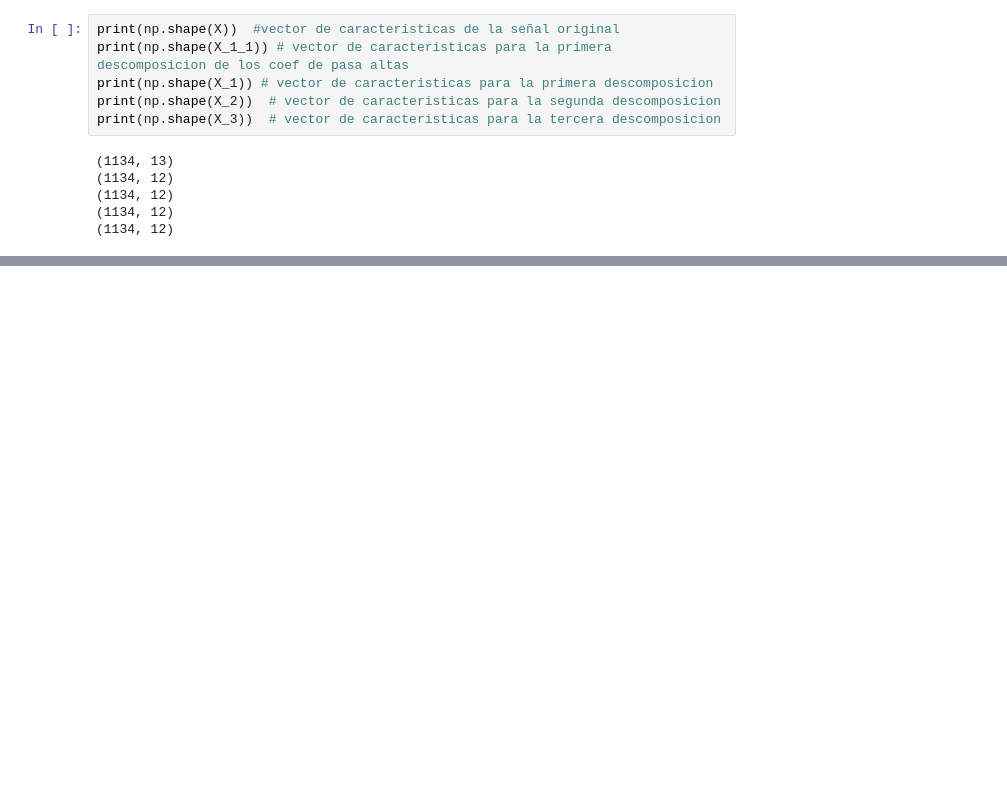
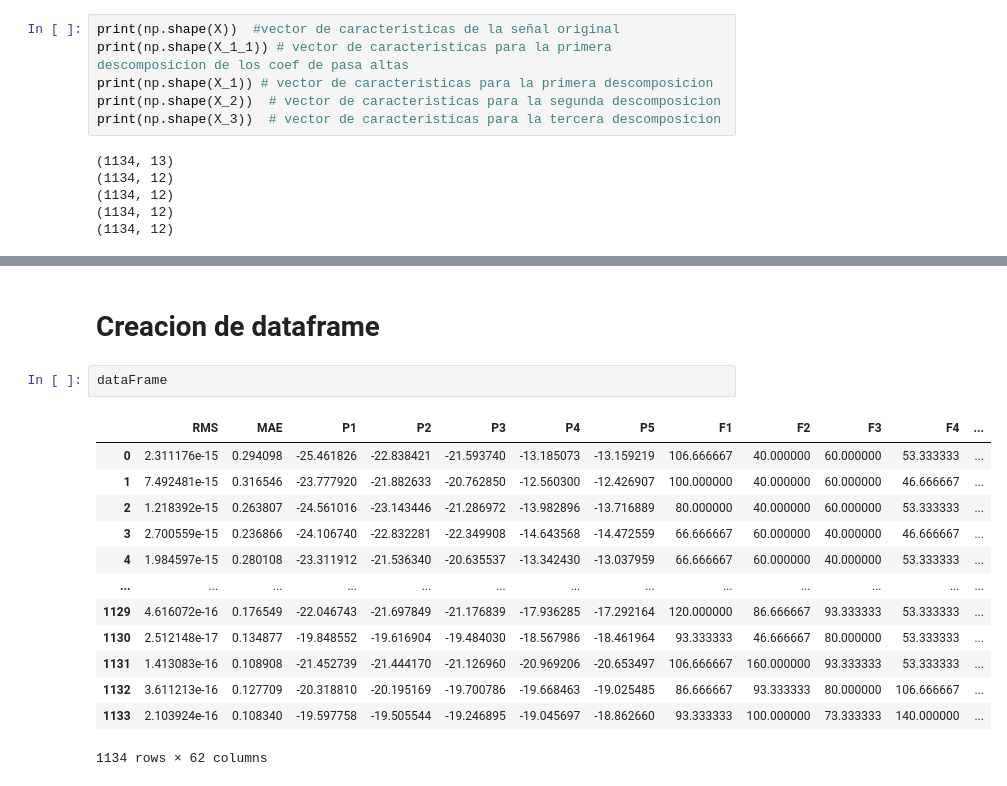
Before and after one commit to MariaCamilaPatinoJaramillo/Signal-3, a Jupyter notebook: Miniproyecto_entrega.ipynb, the cells around one changed output, grey strips where cells are left out. Cells and saved outputs as stored; diff of their text form; blank space fills up the shorter version.

```diff
--- a/Miniproyecto_entrega.ipynb
+++ b/Miniproyecto_entrega.ipynb
@@ -286,0 +307,18 @@ print(np.shape(X_3))  # vector de caracteristicas para la tercera descomposicion
+# %% [markdown]
+# Creacion de dataframe
+# %%
+dataFrame
+# %% [output]
+|  | RMS | MAE | P1 | P2 | P3 | P4 | P5 | F1 | F2 | F3 | F4 | ... |
+| 0 | 2.311176e-15 | 0.294098 | -25.461826 | -22.838421 | -21.593740 | -13.185073 | -13.159219 | 106.666667 | 40.000000 | 60.000000 | 53.333333 | ... |
+| 1 | 7.492481e-15 | 0.316546 | -23.777920 | -21.882633 | -20.762850 | -12.560300 | -12.426907 | 100.000000 | 40.000000 | 60.000000 | 46.666667 | ... |
+| 2 | 1.218392e-15 | 0.263807 | -24.561016 | -23.143446 | -21.286972 | -13.982896 | -13.716889 | 80.000000 | 40.000000 | 60.000000 | 53.333333 | ... |
+| 3 | 2.700559e-15 | 0.236866 | -24.106740 | -22.832281 | -22.349908 | -14.643568 | -14.472559 | 66.666667 | 60.000000 | 40.000000 | 46.666667 | ... |
+| 4 | 1.984597e-15 | 0.280108 | -23.311912 | -21.536340 | -20.635537 | -13.342430 | -13.037959 | 66.666667 | 60.000000 | 40.000000 | 53.333333 | ... |
+| ... | ... | ... | ... | ... | ... | ... | ... | ... | ... | ... | ... | ... |
+| 1129 | 4.616072e-16 | 0.176549 | -22.046743 | -21.697849 | -21.176839 | -17.936285 | -17.292164 | 120.000000 | 86.666667 | 93.333333 | 53.333333 | ... |
+| 1130 | 2.512148e-17 | 0.134877 | -19.848552 | -19.616904 | -19.484030 | -18.567986 | -18.461964 | 93.333333 | 46.666667 | 80.000000 | 53.333333 | ... |
+| 1131 | 1.413083e-16 | 0.108908 | -21.452739 | -21.444170 | -21.126960 | -20.969206 | -20.653497 | 106.666667 | 160.000000 | 93.333333 | 53.333333 | ... |
+| 1132 | 3.611213e-16 | 0.127709 | -20.318810 | -20.195169 | -19.700786 | -19.668463 | -19.025485 | 86.666667 | 93.333333 | 80.000000 | 106.666667 | ... |
+| 1133 | 2.103924e-16 | 0.108340 | -19.597758 | -19.505544 | -19.246895 | -19.045697 | -18.862660 | 93.333333 | 100.000000 | 73.333333 | 140.000000 | ... |
+1134 rows × 62 columns
```
Also changed, not shown: parts of 12 cells of this notebook.
